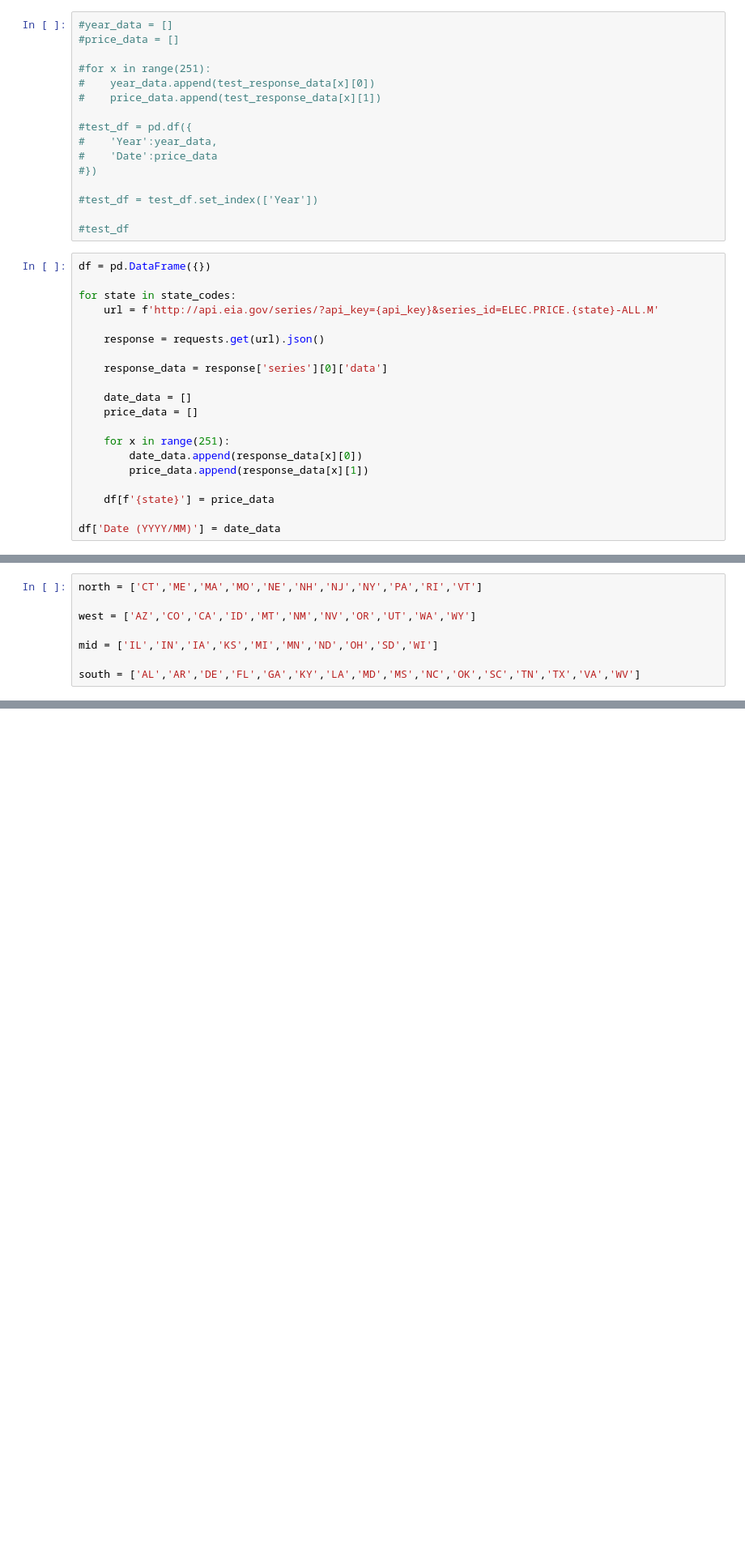
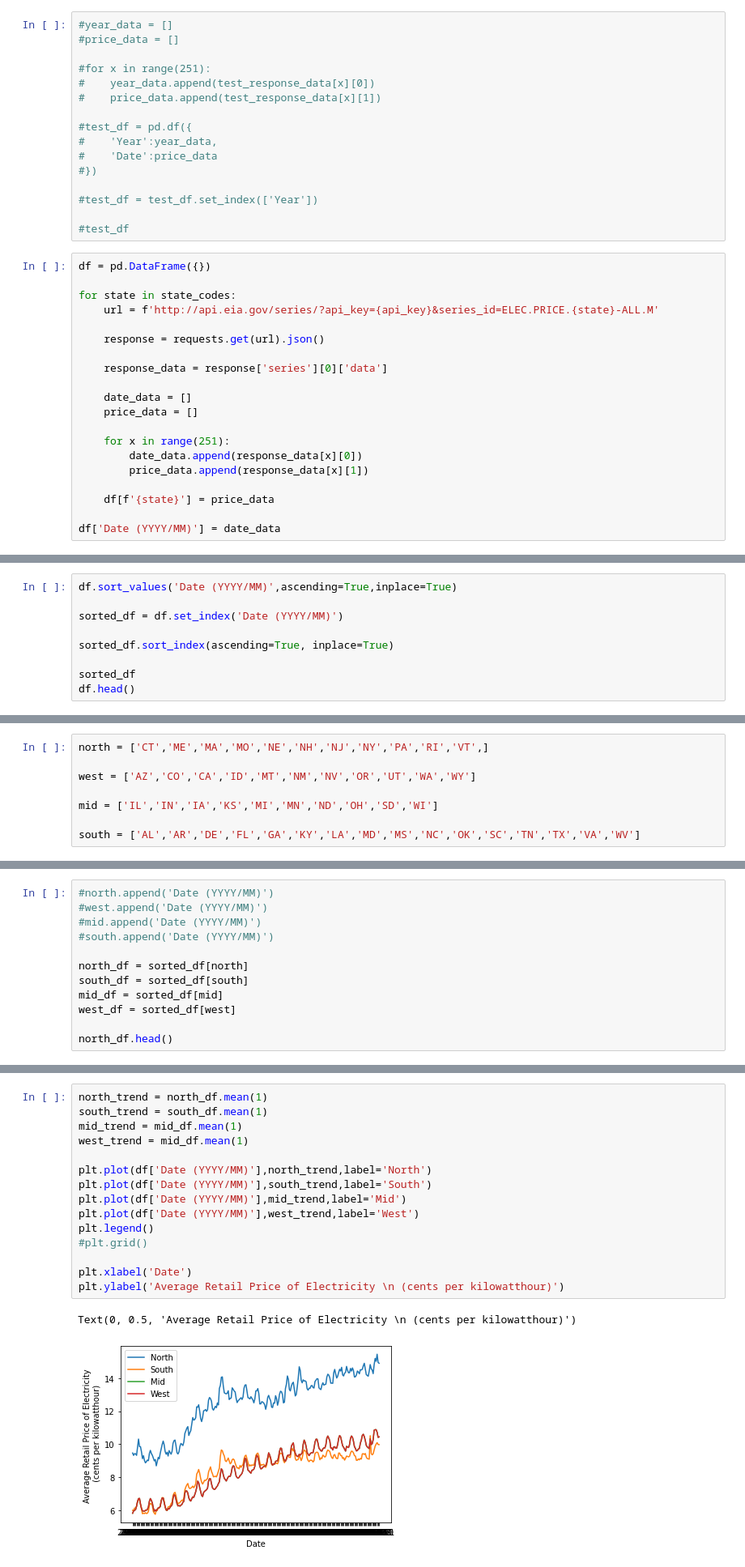
Before and after one commit to JWatson1102/project_1, a Jupyter notebook: energy_price_data.ipynb, the cells around one changed output, grey strips where cells are left out. Shown at 81% size. Cells and saved outputs as stored; diff of their text form; blank space fills up the shorter version.

```diff
--- a/energy_price_data.ipynb
+++ b/energy_price_data.ipynb
@@ -74,0 +58,9 @@ df
+# %%
+df.sort_values('Date (YYYY/MM)',ascending=True,inplace=True)
+
+sorted_df = df.set_index('Date (YYYY/MM)')
+
+sorted_df.sort_index(ascending=True, inplace=True)
+
+sorted_df
+df.head()
@@ -75,5 +75,5 @@ df
 # %%
-north = ['CT','ME','MA','MO','NE','NH','NJ','NY','PA','RI','VT']
+north = ['CT','ME','MA','MO','NE','NH','NJ','NY','PA','RI','VT',]
 
 west = ['AZ','CO','CA','ID','MT','NM','NV','OR','UT','WA','WY']
 
@@ -105,0 +83,12 @@ df.to_csv("Price Output/output.csv", index=False, header=True)
+# %%
+#north.append('Date (YYYY/MM)')
+#west.append('Date (YYYY/MM)')
+#mid.append('Date (YYYY/MM)')
+#south.append('Date (YYYY/MM)')
+
+north_df = sorted_df[north]
+south_df = sorted_df[south]
+mid_df = sorted_df[mid]
+west_df = sorted_df[west]
+
+north_df.head()
@@ -105,0 +103,18 @@ df.to_csv("Price Output/output.csv", index=False, header=True)
+# %%
+north_trend = north_df.mean(1)
+south_trend = south_df.mean(1)
+mid_trend = mid_df.mean(1)
+west_trend = mid_df.mean(1)
+
+plt.plot(df['Date (YYYY/MM)'],north_trend,label='North')
+plt.plot(df['Date (YYYY/MM)'],south_trend,label='South')
+plt.plot(df['Date (YYYY/MM)'],mid_trend,label='Mid')
+plt.plot(df['Date (YYYY/MM)'],west_trend,label='West')
+plt.legend()
+#plt.grid()
+
+plt.xlabel('Date')
+plt.ylabel('Average Retail Price of Electricity \n (cents per kilowatthour)')
+# %% [output]
+Text(0, 0.5, 'Average Retail Price of Electricity \n (cents per kilowatthour)')
+[figure, added]
```
Also changed, not shown: parts of 7 cells of this notebook, 5 other files.
